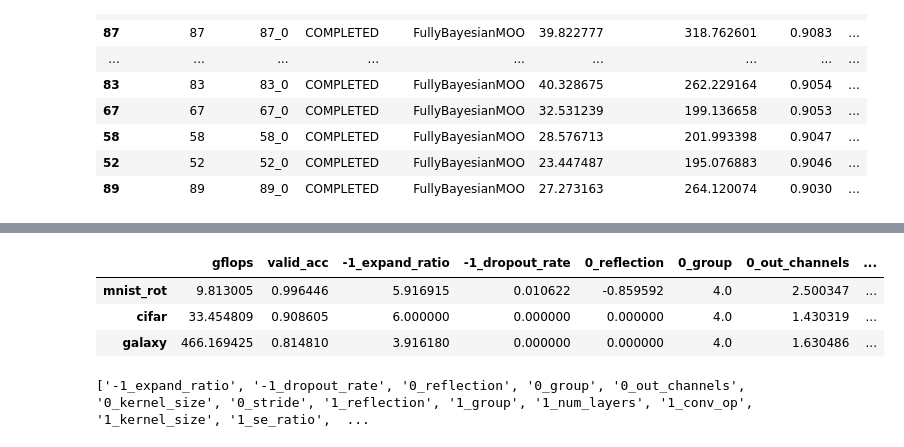
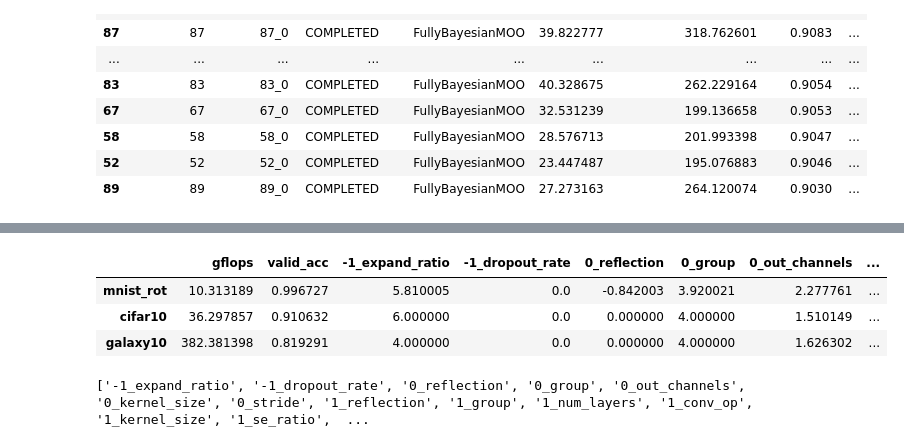
Before and after one commit to ga92xug/master-thesis, a Jupyter notebook: NAS/best_common_architecture.ipynb, the cells around one changed output, grey strips where cells are left out. Saved outputs shown, nothing was run; the diff lists cells and outputs as text; code cells hidden in the pictures.

```diff
--- a/NAS/best_common_architecture.ipynb
+++ b/NAS/best_common_architecture.ipynb
@@ -35,6 +23,6 @@ from run_command import run_command
 # %%
-galaxy_client = AxClient.load_from_json_file(filepath="data/galaxy10_2.2.3/ax_client.json")
-cifar_client = AxClient.load_from_json_file(filepath="data/cifar10_2.2/ax_client.json")
+galaxy10_client = AxClient.load_from_json_file(filepath="data/galaxy10_2.2.3/ax_client.json")
+cifar10_client = AxClient.load_from_json_file(filepath="data/cifar10_2.2/ax_client.json")
 mnist_rot_client = AxClient.load_from_json_file(filepath="data/mnist_rot_2.2/ax_client.json")
 
 device = torch.device('cuda' if torch.cuda.is_available() else "cpu")
@@ -80,9 +54,9 @@ galaxy_df.sort_values(by=["valid_acc"], ascending=False).head(20)
 | 54 | 54 | 54_0 | COMPLETED | Manual | 419.436515 | 94.255795 | 0.805979 | ... |
 | 37 | 37 | 37_0 | COMPLETED | Manual | 344.302918 | 58.194539 | 0.804851 | ... |
 # %%
-mnist_rot_df = exp_to_df(mnist_rot_client.experiment)
-mnist_rot_df = mnist_rot_df.drop_duplicates(subset=['arm_name'], keep=False)
-mnist_rot_df.sort_values(by=["valid_acc"], ascending=False).head(20)
+experiment_df = exp_to_df(mnist_rot_client.experiment)
+experiment_df = experiment_df.drop_duplicates(subset=['arm_name'], keep=False)
+experiment_df.sort_values(by=["valid_acc"], ascending=False).head(20)
 # %% [output]
 |  | trial_index | arm_name | trial_status | generation_method | gflops | model_building_time | valid_acc | ... |
 | 69 | 69 | 69_0 | COMPLETED | FullyBayesianMOO | 6.720720 | 2.007167 | 0.9990 | ... |
@@ -125,0 +155,16 @@ cifar_df.sort_values(by=["valid_acc"], ascending=False).head(20)
+# %%
+def get_weights_for_weighted_average(df, valid_acc_impact=0.5, epsilon=0.01):
+    valid_acc_obs = df['valid_acc']
+    gflops_obs = df['gflops']
+
+    # normalize valid_acc_weights and gflops_weights to [epsilon, 1]
+    valid_acc_weights = epsilon + (1 - epsilon) * (valid_acc_obs - valid_acc_obs.min()) / (valid_acc_obs.max() - valid_acc_obs.min())
+    gflops_weights = epsilon + (1 - epsilon) * (gflops_obs - gflops_obs.min()) / (gflops_obs.max() - gflops_obs.min())
+    #print("valid_acc_weights", valid_acc_weights)
+    #print("gflops_weights", gflops_weights)
+
+    weights = valid_acc_impact * valid_acc_weights + (1 - valid_acc_impact) * gflops_weights
+    return weights / weights.sum()
+
+
+get_weights_for_weighted_average(galaxy10_final)
@@ -175,27 +212,26 @@ summary_df
 # %%
 # List of DataFrames
-dataframes = [mnist_rot_df, cifar_df, galaxy_df]  # Replace these with your actual DataFrames
-dataset_names = ['mnist_rot', 'cifar', 'galaxy']
-valid_acc_weight = 0.9
-n = 20
+dataframes = [mnist_rot_final, cifar10_final, galaxy10_final]  # Replace these with your actual DataFrames
+dataset_names = ['mnist_rot', 'cifar10', 'galaxy10']
+valid_acc_weight = 0.8
 
 # Create a list of summary DataFrames
-summary_dfs = [summarize_top_n(df, n=n, valid_acc_weight=valid_acc_weight) for df in dataframes]
+summary_dfs = [summarize_optimal_architectures(df, valid_acc_weight=valid_acc_weight) for df in dataframes]
 
 # Set the dataset name as the index for each summary DataFrame
 for name, summary_df in zip(dataset_names, summary_dfs):
     summary_df.index = [name]
 
 # Concatenate the summary DataFrames into one
 final_summary_df = pd.concat(summary_dfs)
 
 # Now you can print or use final_summary_df
 final_summary_df
 # %% [output]
 |  | gflops | valid_acc | -1_expand_ratio | -1_dropout_rate | 0_reflection | 0_group | 0_out_channels | ... |
-| mnist_rot | 9.813005 | 0.996446 | 5.916915 | 0.010622 | -0.859592 | 4.0 | 2.500347 | ... |
-| cifar | 33.454809 | 0.908605 | 6.000000 | 0.000000 | 0.000000 | 4.0 | 1.430319 | ... |
-| galaxy | 466.169425 | 0.814810 | 3.916180 | 0.000000 | 0.000000 | 4.0 | 1.630486 | ... |
+| mnist_rot | 10.313189 | 0.996727 | 5.810005 | 0.0 | -0.842003 | 3.920021 | 2.277761 | ... |
+| cifar10 | 36.297857 | 0.910632 | 6.000000 | 0.0 | 0.000000 | 4.000000 | 1.510149 | ... |
+| galaxy10 | 382.381398 | 0.819291 | 4.000000 | 0.0 | 0.000000 | 4.000000 | 1.626302 | ... |
 # %%
 columns = final_summary_df.columns.tolist()
 columns.remove("gflops")
```
Also changed, not shown: parts of 7 cells of this notebook, 7 other files.
